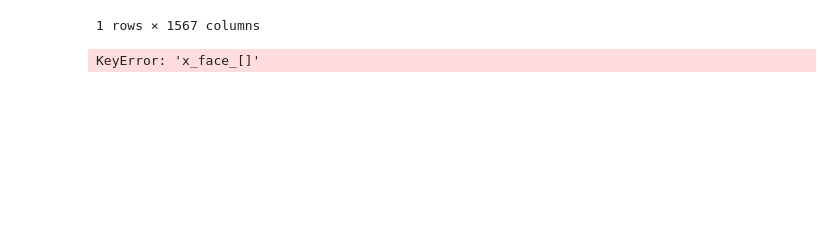
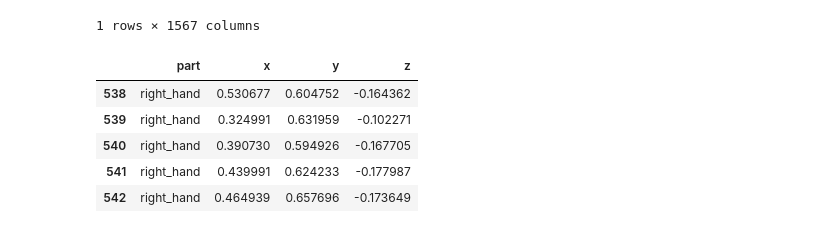
Before and after one commit to Nekoiii/Kaggle_notebook, a Jupyter notebook: sign-language-fingerspelling-recognition.ipynb, the cells around one changed output. Saved outputs shown, nothing was run; the diff lists cells and outputs as text; code cells hidden in the pictures; blank space fills up the shorter version.

```diff
--- a/sign-language-fingerspelling-recognition.ipynb
+++ b/sign-language-fingerspelling-recognition.ipynb
@@ -331,28 +331,32 @@ example_not_nan_col
 # %%
 # Change some dataframe structure
 final_coordinates_list = []
 
 for col_name in example_frame.columns:
     if "_" not in col_name or col_name == 'frame':
         continue
 
-
-    axis, part, _index = col_name.split('_')[0], '_'.join(col_name.split('_')[1:-1]), col_name.split('_')[-1]
+    axis, part, index = col_name.split('_')[0], '_'.join(col_name.split('_')[1:-1]), col_name.split('_')[-1]
 
     if axis == 'z':
         temp_coordinates = {
             'part': part,
-            'x': example_frame[f'x_{part}_{_}'].iloc[0],
-            'y': example_frame[f'y_{part}_{_}'].iloc[0],
+            'x': example_frame[f'x_{part}_{index}'].iloc[0],
+            'y': example_frame[f'y_{part}_{index}'].iloc[0],
             'z': example_frame[col_name].iloc[0],
         }
         final_coordinates_list.append(temp_coordinates)
 
 
 new_df = pd.DataFrame(final_coordinates_list)
 new_df.tail()
 # %% [output]
-KeyError: 'x_face_[]'
+|  | part | x | y | z |
+| 538 | right_hand | 0.530677 | 0.604752 | -0.164362 |
+| 539 | right_hand | 0.324991 | 0.631959 | -0.102271 |
+| 540 | right_hand | 0.390730 | 0.594926 | -0.167705 |
+| 541 | right_hand | 0.439991 | 0.624233 | -0.177987 |
+| 542 | right_hand | 0.464939 | 0.657696 | -0.173649 |
 # %%
 import plotly.express as px
 
```
Also changed, not shown: parts of 1 cell of this notebook.
